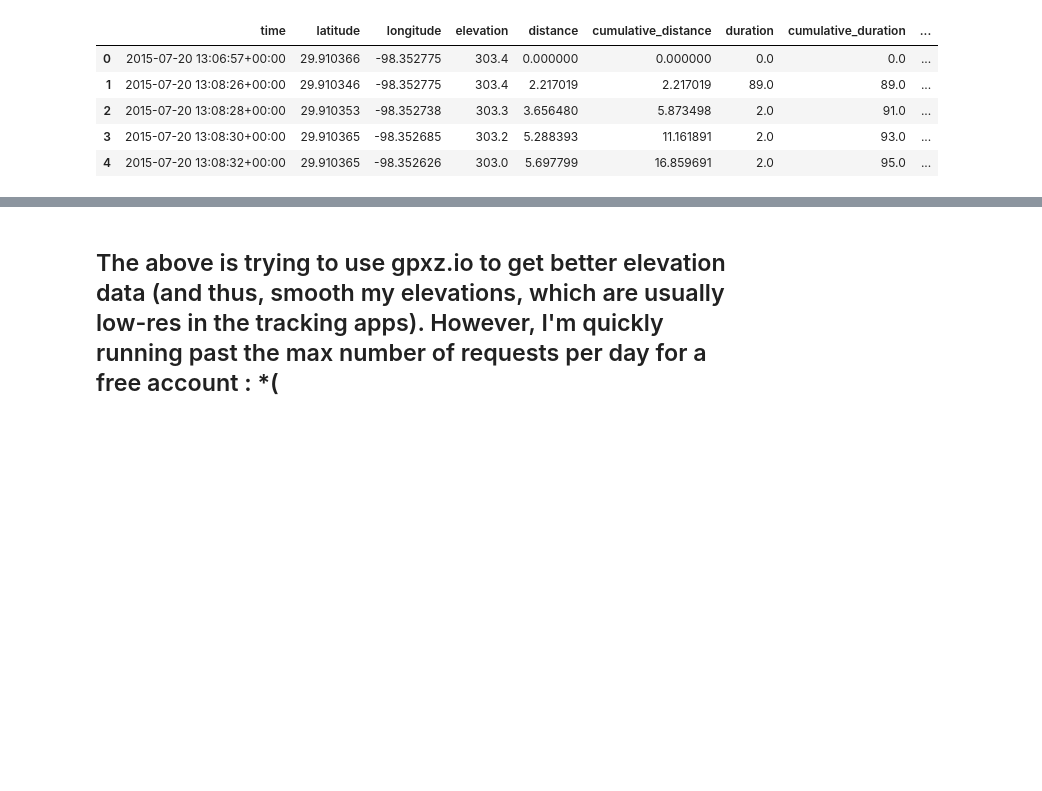
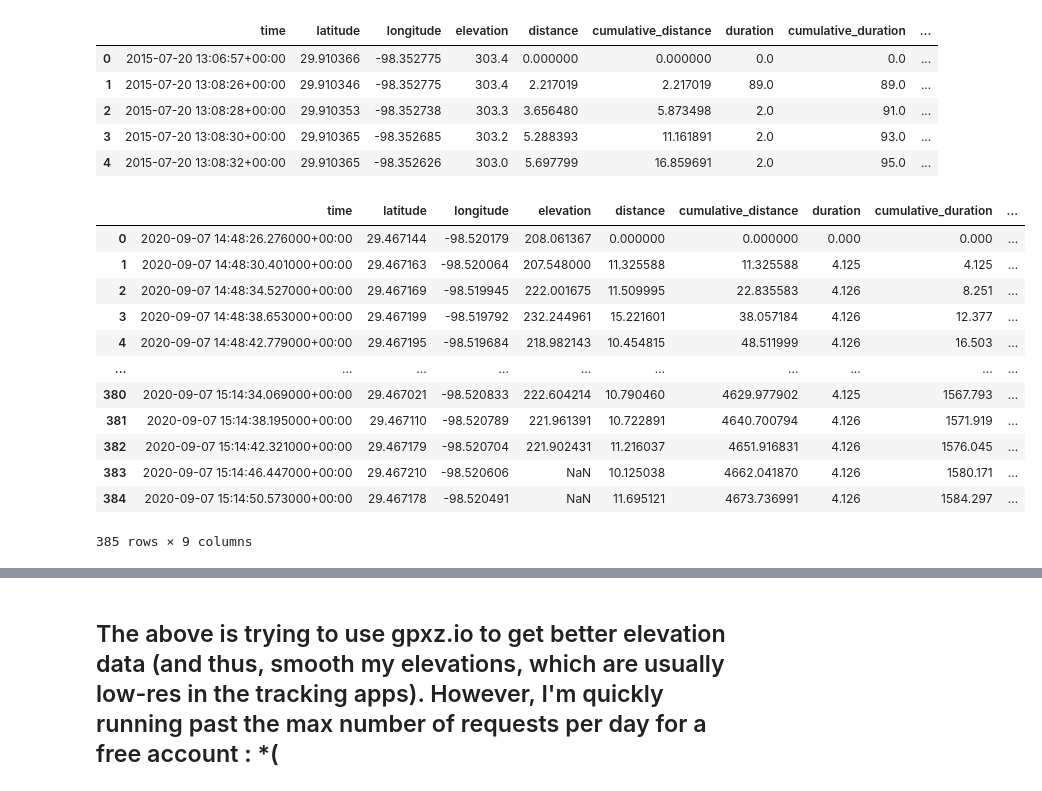
Before and after one commit to brianclements03/my_strava_project, a Jupyter notebook: initial_strava_explore.ipynb, the cells around one changed output, grey strips where cells are left out. Drawn from its saved outputs; the diff is of its cells as text; code cells hidden in the pictures; blank space fills up the shorter version.

```diff
--- a/initial_strava_explore.ipynb
+++ b/initial_strava_explore.ipynb
@@ -155,0 +249,16 @@ my_first_activity.to_json('first_activity_json.json')
+# %%
+nrc1_df
+# %% [output]
+|  | time | latitude | longitude | elevation | distance | cumulative_distance | duration | cumulative_duration | ... |
+| 0 | 2020-09-07 14:48:26.276000+00:00 | 29.467144 | -98.520179 | 208.061367 | 0.000000 | 0.000000 | 0.000 | 0.000 | ... |
+| 1 | 2020-09-07 14:48:30.401000+00:00 | 29.467163 | -98.520064 | 207.548000 | 11.325588 | 11.325588 | 4.125 | 4.125 | ... |
+| 2 | 2020-09-07 14:48:34.527000+00:00 | 29.467169 | -98.519945 | 222.001675 | 11.509995 | 22.835583 | 4.126 | 8.251 | ... |
+| 3 | 2020-09-07 14:48:38.653000+00:00 | 29.467199 | -98.519792 | 232.244961 | 15.221601 | 38.057184 | 4.126 | 12.377 | ... |
+| 4 | 2020-09-07 14:48:42.779000+00:00 | 29.467195 | -98.519684 | 218.982143 | 10.454815 | 48.511999 | 4.126 | 16.503 | ... |
+| ... | ... | ... | ... | ... | ... | ... | ... | ... | ... |
+| 380 | 2020-09-07 15:14:34.069000+00:00 | 29.467021 | -98.520833 | 222.604214 | 10.790460 | 4629.977902 | 4.125 | 1567.793 | ... |
+| 381 | 2020-09-07 15:14:38.195000+00:00 | 29.467110 | -98.520789 | 221.961391 | 10.722891 | 4640.700794 | 4.126 | 1571.919 | ... |
+| 382 | 2020-09-07 15:14:42.321000+00:00 | 29.467179 | -98.520704 | 221.902431 | 11.216037 | 4651.916831 | 4.126 | 1576.045 | ... |
+| 383 | 2020-09-07 15:14:46.447000+00:00 | 29.467210 | -98.520606 | NaN | 10.125038 | 4662.041870 | 4.126 | 1580.171 | ... |
+| 384 | 2020-09-07 15:14:50.573000+00:00 | 29.467178 | -98.520491 | NaN | 11.695121 | 4673.736991 | 4.126 | 1584.297 | ... |
+385 rows × 9 columns
```
Also changed, not shown: parts of 28 cells of this notebook.
